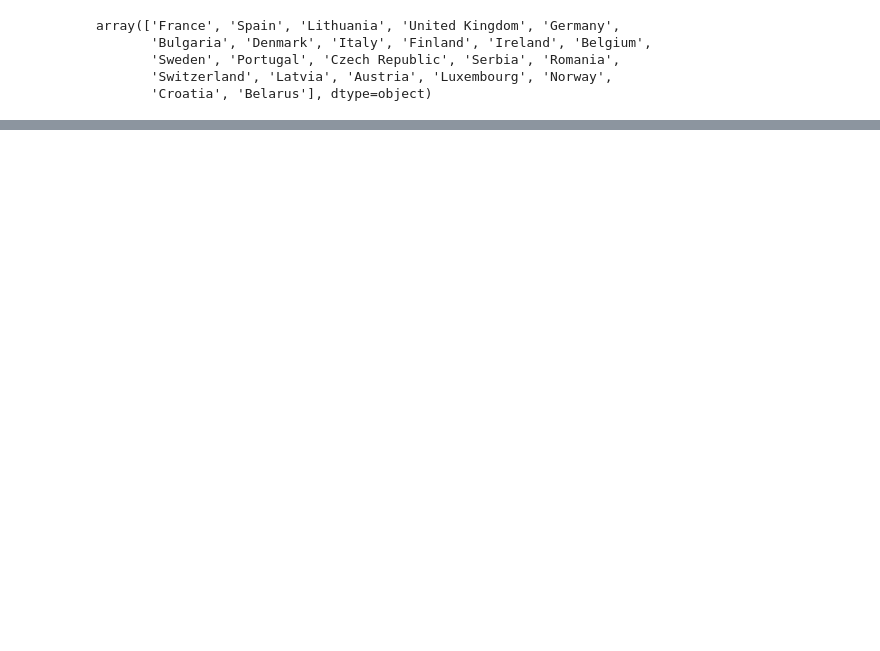
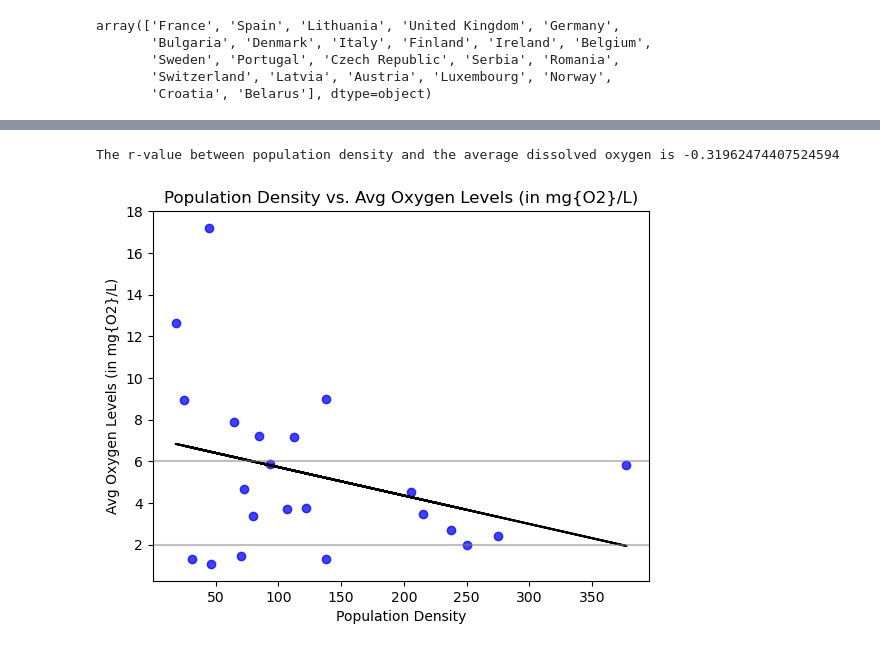
Before and after one commit to zhou0366/UMN_BootCamp_Project1_Group2, a Jupyter notebook: analysis.ipynb, the cells around one changed output, grey strips where cells are left out. Cells and saved outputs as stored; diff of their text form; code cells hidden in the pictures; blank space fills up the shorter version.

```diff
--- a/analysis.ipynb
+++ b/analysis.ipynb
@@ -45,22 +59,26 @@ oxy_summary
 # %%
 # plot dissolved oxygen vs population density
 (slope, intercept,rvalue, pvalue, stderr) = st.linregress(oxy_summary["Population Density"],oxy_summary["Avg Oxygen Levels (in mg{O2}/L)"])
 regress_oxyvalues = oxy_summary["Population Density"] * slope + intercept
 line_eq = f"y = {round(slope, 2)} x + {round(intercept, 2)}"
 
 #calculate rvalue
-print(f"The correlation between population density and the average dissolved oxygen is {rvalue}")
+print(f"The r-value between population density and the average dissolved oxygen is {rvalue}")
 
 #make scatterplot
 x_axis = oxy_summary["Population Density"]
 y_axis = oxy_summary["Avg Oxygen Levels (in mg{O2}/L)"]
-plt.scatter(x_axis, y_axis, marker='o', facecolors='cyan', edgecolors='purple', alpha=0.75)
+plt.scatter(x_axis, y_axis, marker='o', facecolors='blue', edgecolors='blue', alpha=0.75)
 plt.title('Population Density vs. Avg Oxygen Levels (in mg{O2}/L)')
 plt.xlabel('Population Density')
 plt.ylabel('Avg Oxygen Levels (in mg{O2}/L)')
 plt.plot(oxy_summary["Population Density"], regress_oxyvalues, color="black")
 plt.axhline(y=6, color="gray", linestyle="-", alpha=0.5)
+plt.axhline(y=2, color='gray', linestyle='-', alpha=0.5)
 plt.show()
+# %% [output]
+The r-value between population density and the average dissolved oxygen is -0.31962474407524594
+[figure, added]
 # %%
 # get mean temp per population density
 temp_data = clean.loc[clean["Unit of Measure"] == "Cel", :]
```
Also changed, not shown: parts of 15 cells of this notebook.
